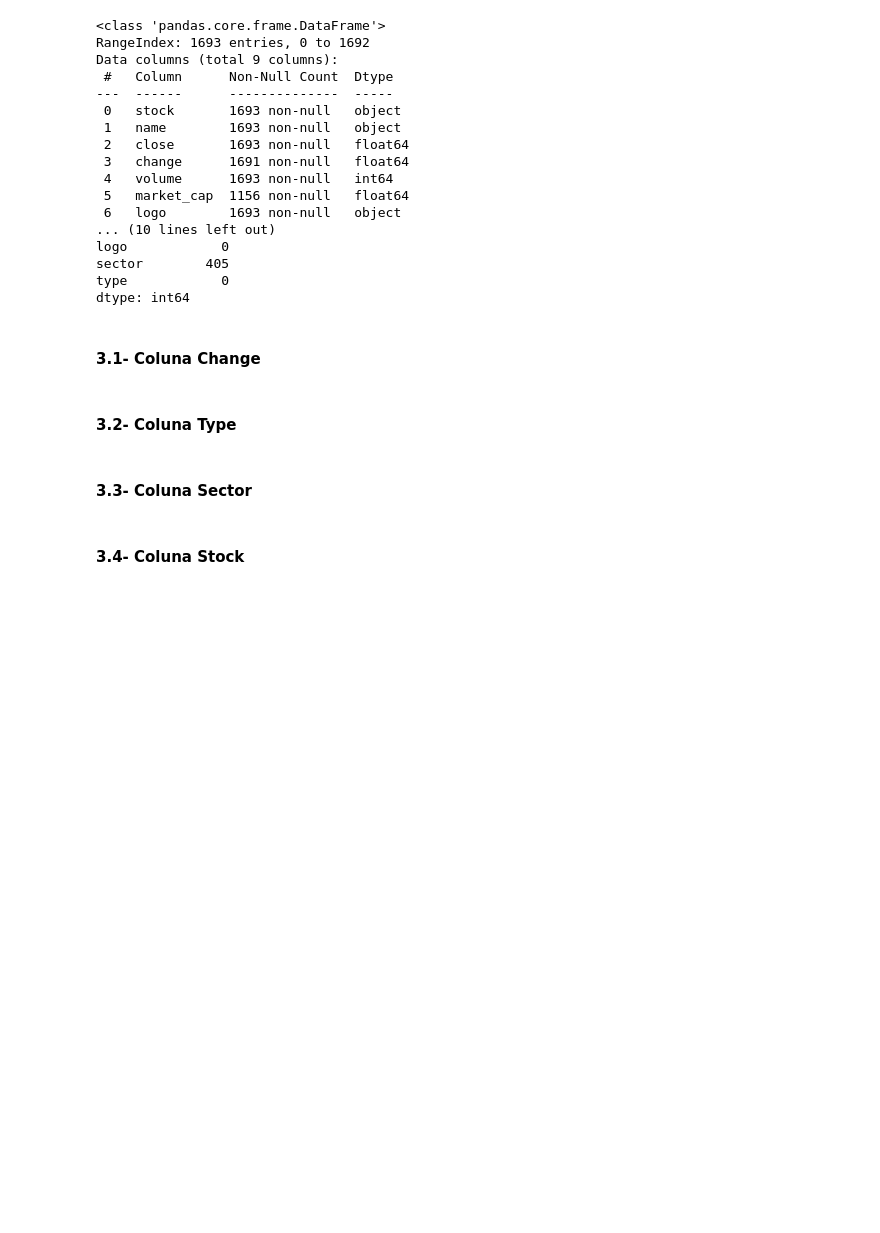
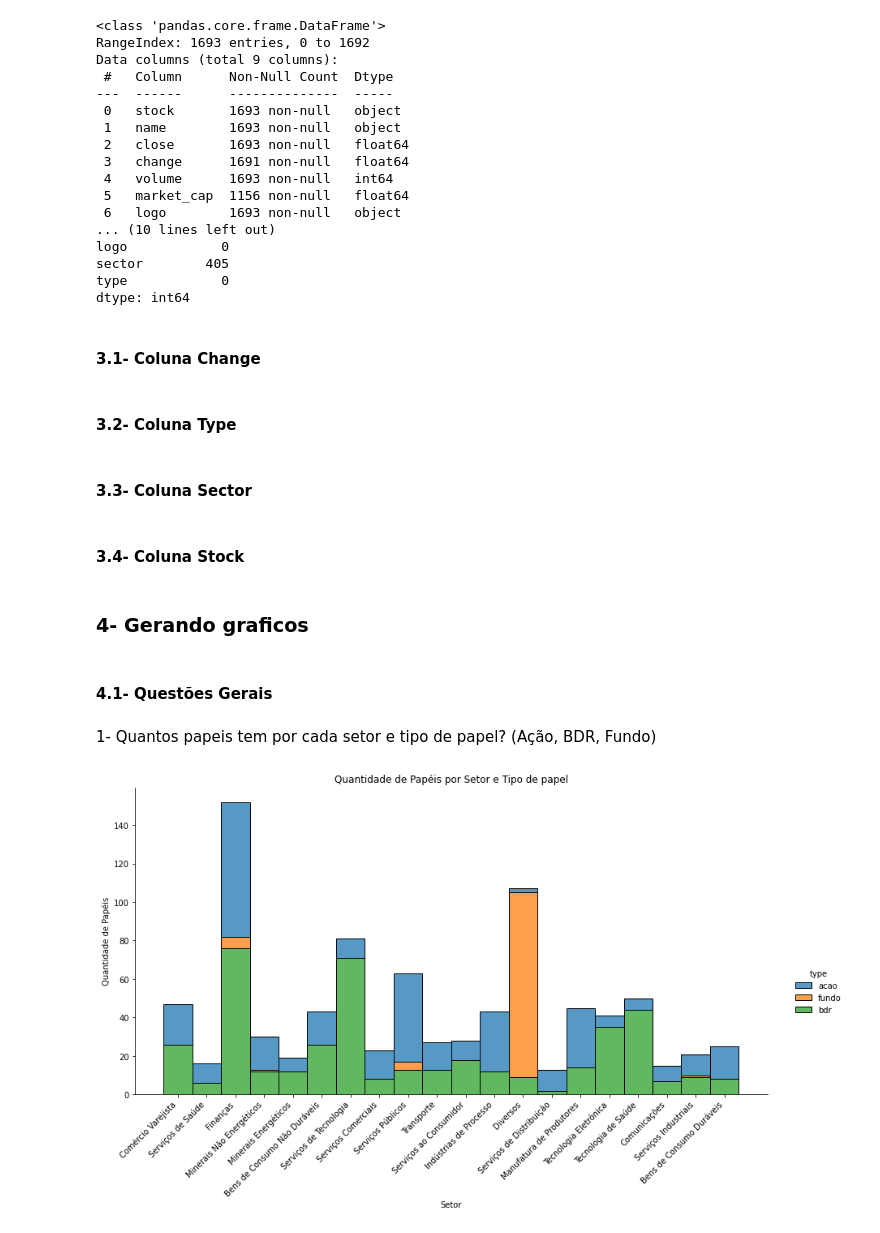
Before and after one commit to MateusNaza/Analise_de_acoes_com_bibliotecas_python, a Jupyter notebook: Requisição API usando Pandas.ipynb, the cells around one changed output. Saved outputs shown, nothing was run; the diff lists cells and outputs as text; code cells hidden in the pictures; blank space fills up the shorter version.

```diff
--- a/Requisição API usando Pandas.ipynb
+++ b/Requisição API usando Pandas.ipynb
@@ -15,7 +15,7 @@ import seaborn as sns
 url = 'https://brapi.dev/api/quote/list?'
 
 params = {
-    'token': 'Utilize_seu_token',
+    'token': '9jn91uehisPg1z8UmRKv3J',
     'sortBy': 'volume',
     'sortOrder': 'desc'
 }
@@ -81,3 +81,18 @@ df['sector'] = df['sector'].map(dict_sector)
 #### 3.4- Coluna Stock
 # %%
 df = df[(~df['stock'].str.endswith('F'))]
+# %% [markdown]
+### 4- Gerando graficos
+# %% [markdown]
+#### 4.1- Questões Gerais
+# %% [markdown]
+1- Quantos papeis tem por cada setor e tipo de papel? (Ação, BDR, Fundo)
+# %%
+sns.displot(df, x="sector", hue='type', aspect=2, height=6 ,multiple="stack")
+plt.xticks(rotation=45, ha='right')
+plt.xlabel('Setor')
+plt.ylabel('Quantidade de Papéis')
+plt.title('Quantidade de Papéis por Setor e Tipo de papel')
+plt.show()
+# %% [output]
+[figure, added]
```
